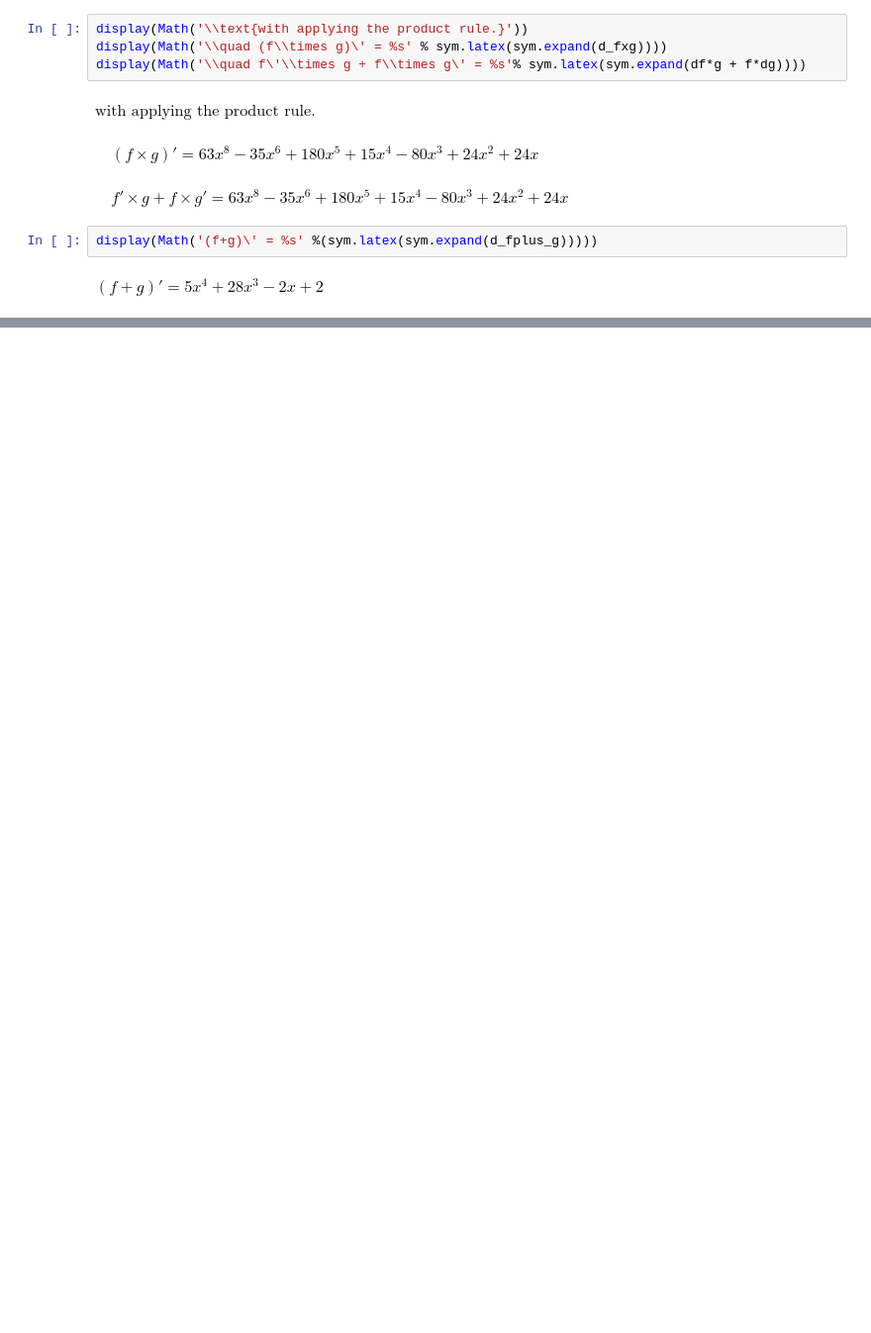
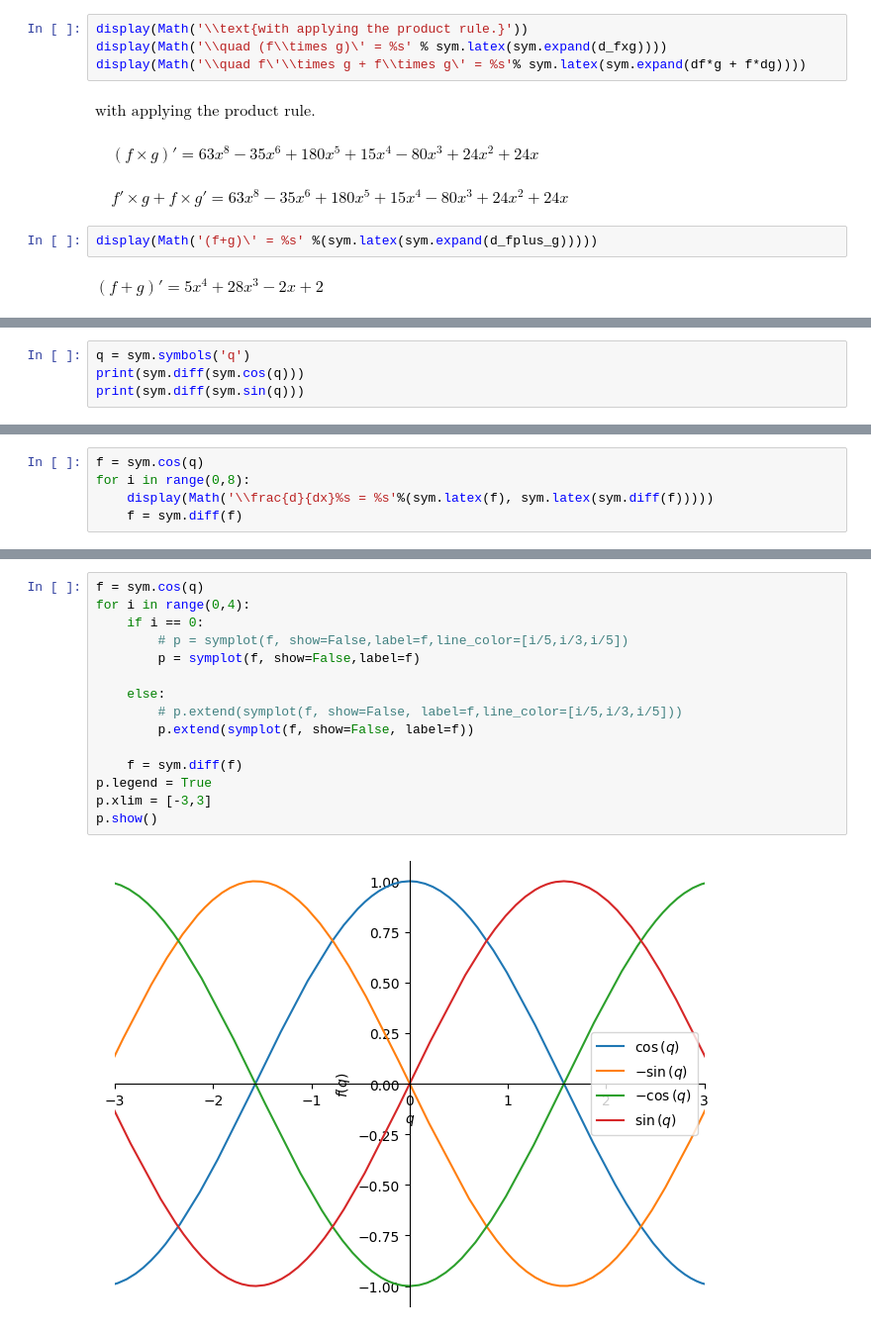
Before and after one commit to yaowenqiang/master_math_by_coding_in_python, a Jupyter notebook: derivative_of_polynomial.ipynb, the cells around one changed output, grey strips where cells are left out. Shown at 99% size. Drawn from its saved outputs; the diff is of its cells as text; blank space fills up the shorter version.

```diff
--- a/derivative_of_polynomial.ipynb
+++ b/derivative_of_polynomial.ipynb
@@ -77,0 +80,4 @@ display(Math('(f+g)\' = %s' %(sym.latex(sym.expand(d_fplus_g)))))
+# %%
+q = sym.symbols('q')
+print(sym.diff(sym.cos(q)))
+print(sym.diff(sym.sin(q)))
@@ -77,0 +87,5 @@ display(Math('(f+g)\' = %s' %(sym.latex(sym.expand(d_fplus_g)))))
+# %%
+f = sym.cos(q)
+for i in range(0,8):
+    display(Math('\\frac{d}{dx}%s = %s'%(sym.latex(f), sym.latex(sym.diff(f)))))
+    f = sym.diff(f)
@@ -77,0 +101,17 @@ display(Math('(f+g)\' = %s' %(sym.latex(sym.expand(d_fplus_g)))))
+# %%
+f = sym.cos(q)
+for i in range(0,4):
+    if i == 0:
+        # p = symplot(f, show=False,label=f,line_color=[i/5,i/3,i/5])
+        p = symplot(f, show=False,label=f)
+
+    else:
+        # p.extend(symplot(f, show=False, label=f,line_color=[i/5,i/3,i/5]))
+        p.extend(symplot(f, show=False, label=f))
+
+    f = sym.diff(f)
+p.legend = True
+p.xlim = [-3,3]
+p.show()
+# %% [output]
+[figure, added]
```
Also changed, not shown: parts of 4 cells of this notebook, 1 other file.
